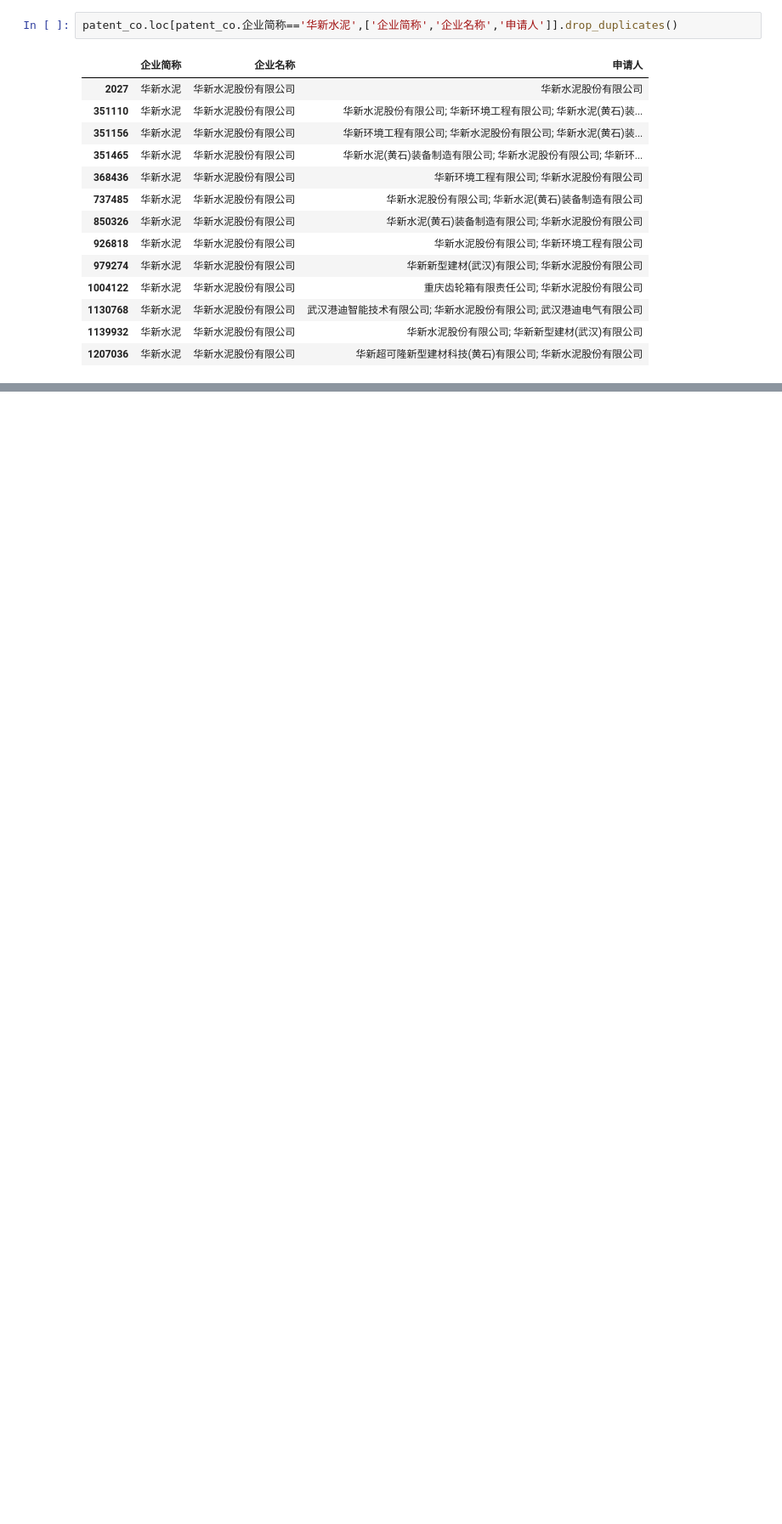
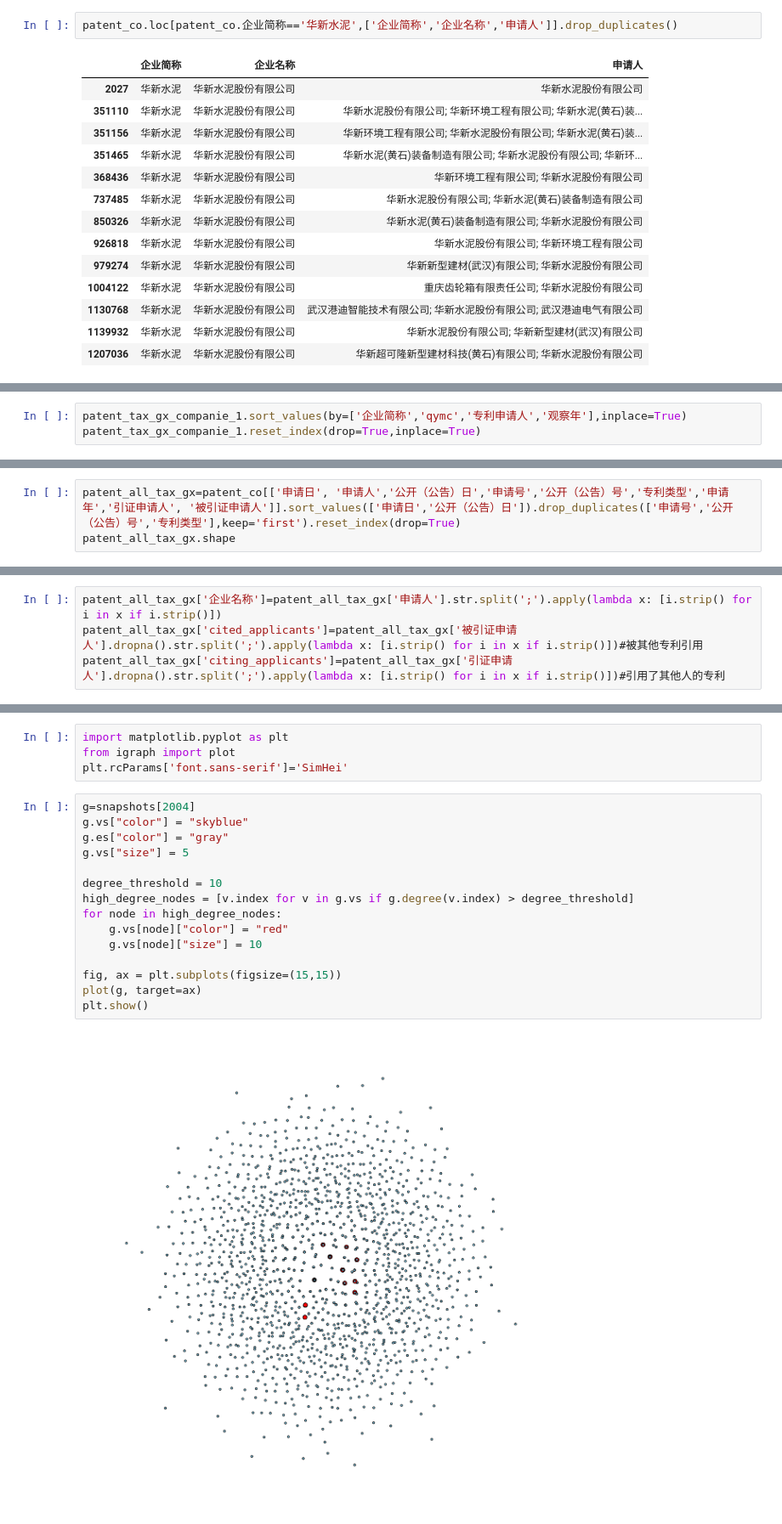
Before and after one commit to ideatechresearch/patent_invest, a Jupyter notebook: 税调与专利.ipynb, the cells around one changed output, grey strips where cells are left out. Shown at 85% size. Cells and saved outputs as stored; diff of their text form; blank space fills up the shorter version.

```diff
--- a/税调与专利.ipynb
+++ b/税调与专利.ipynb
@@ -1304,0 +1730,3 @@ patent_co.loc[patent_co.企业简称=='华新水泥',['企业简称','企业名
+# %%
+patent_tax_gx_companie_1.sort_values(by=['企业简称','qymc','专利申请人','观察年'],inplace=True)
+patent_tax_gx_companie_1.reset_index(drop=True,inplace=True)
@@ -1304,0 +2030,3 @@ patent_co.loc[patent_co.企业简称=='华新水泥',['企业简称','企业名
+# %%
+patent_all_tax_gx=patent_co[['申请日', '申请人','公开（公告）日','申请号','公开（公告）号','专利类型','申请年','引证申请人', '被引证申请人']].sort_values(['申请日','公开（公告）日']).drop_duplicates(['申请号','公开（公告）号','专利类型'],keep='first').reset_index(drop=True)
+patent_all_tax_gx.shape
@@ -1304,0 +2039,4 @@ patent_co.loc[patent_co.企业简称=='华新水泥',['企业简称','企业名
+# %%
+patent_all_tax_gx['企业名称']=patent_all_tax_gx['申请人'].str.split(';').apply(lambda x: [i.strip() for i in x if i.strip()])
+patent_all_tax_gx['cited_applicants']=patent_all_tax_gx['被引证申请人'].dropna().str.split(';').apply(lambda x: [i.strip() for i in x if i.strip()])#被其他专利引用
+patent_all_tax_gx['citing_applicants']=patent_all_tax_gx['引证申请人'].dropna().str.split(';').apply(lambda x: [i.strip() for i in x if i.strip()])#引用了其他人的专利
@@ -1304,0 +2119,21 @@ patent_co.loc[patent_co.企业简称=='华新水泥',['企业简称','企业名
+# %%
+import matplotlib.pyplot as plt
+from igraph import plot
+plt.rcParams['font.sans-serif']='SimHei'
+# %%
+g=snapshots[2004]
+g.vs["color"] = "skyblue"
+g.es["color"] = "gray"
+g.vs["size"] = 5
+
+degree_threshold = 10
+high_degree_nodes = [v.index for v in g.vs if g.degree(v.index) > degree_threshold]
+for node in high_degree_nodes:
+    g.vs[node]["color"] = "red"
+    g.vs[node]["size"] = 10
+
+fig, ax = plt.subplots(figsize=(15,15))
+plot(g, target=ax)
+plt.show()
+# %% [output]
+[figure, added]
```
Also changed, not shown: parts of 125 cells of this notebook, 13 other files.
